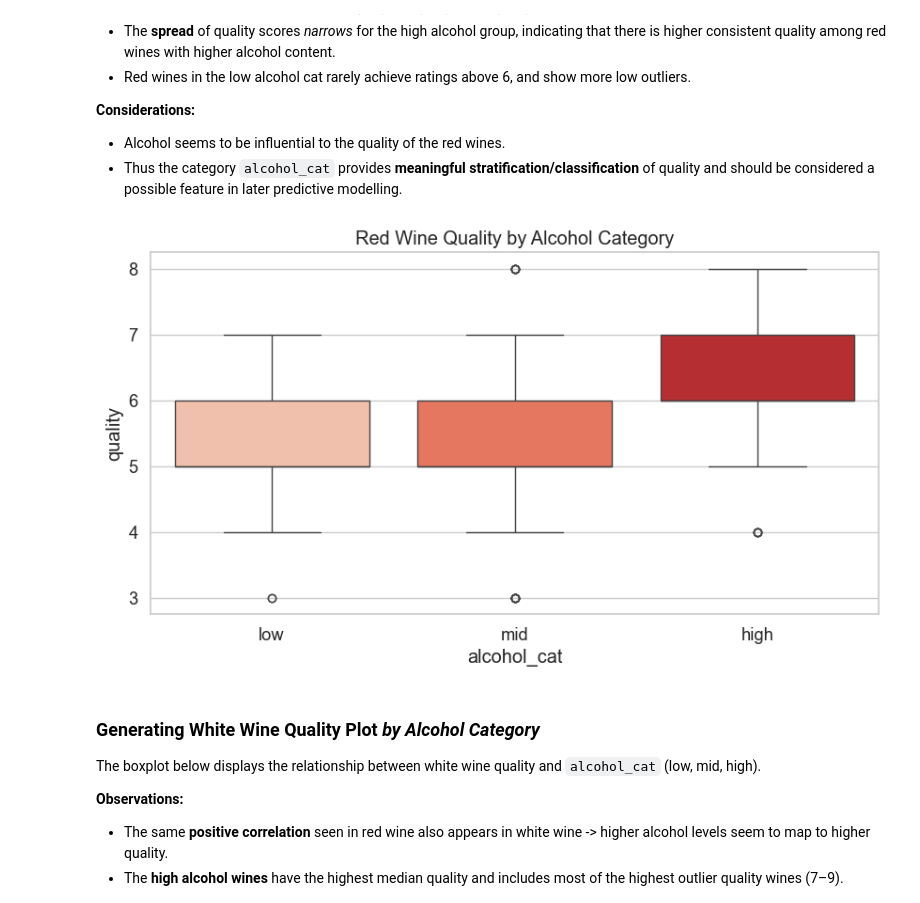
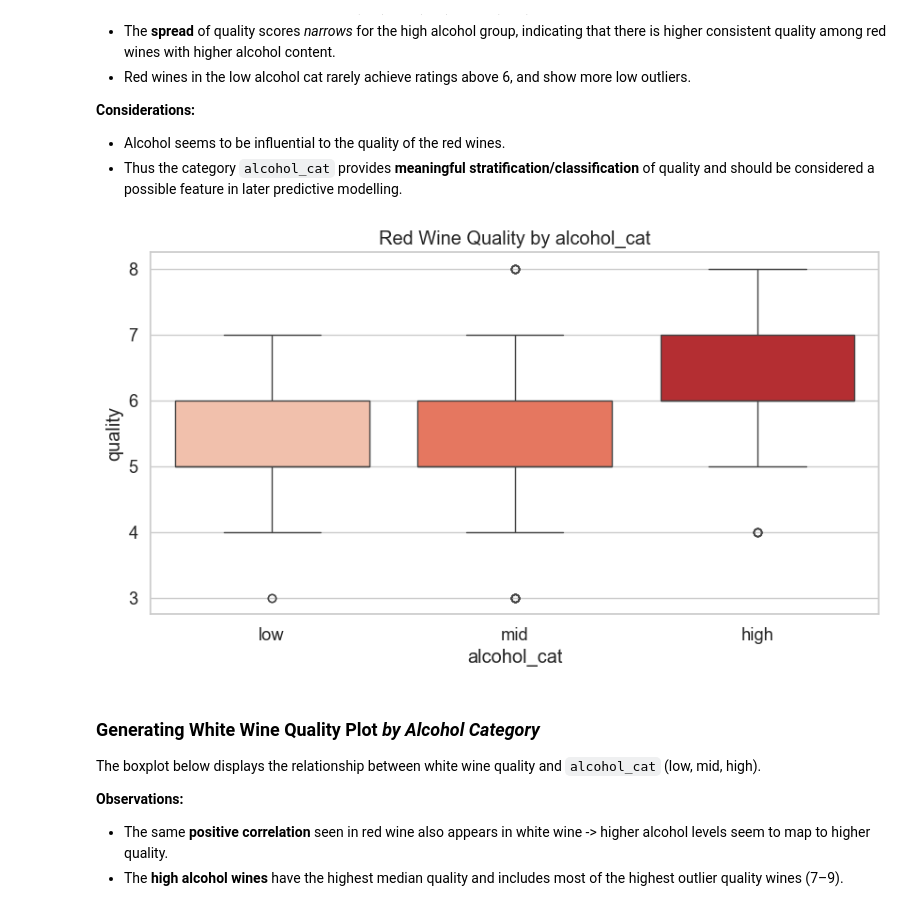
Before and after one commit to k1k12/2034_CW, a Jupyter notebook: notebooks/wine_analysis.ipynb, the cells around one changed output. Cells and saved outputs as stored; diff of their text form; code cells hidden in the pictures.

```diff
--- a/notebooks/wine_analysis.ipynb
+++ b/notebooks/wine_analysis.ipynb
@@ -147,24 +147,24 @@ The boxplot below displays the relationship between red wine quality and `alcoho
 # %%
 # Apply to both datasets
 wine_red = add_alcohol_category(wine_red)
 wine_white = add_alcohol_category(wine_white)
 
 # Red wine
 plt.figure(figsize=(10, 5))
 sns.boxplot(
     data=wine_red,
     x="alcohol_cat",
     y="quality",
     palette="Reds",
     hue="alcohol_cat",
     order=["low", "mid", "high"],
     hue_order=["low", "mid", "high"]
 )
-plt.title("Red Wine Quality by Alcohol Category")
+plt.title("Red Wine Quality by alcohol_cat")
 plt.savefig("../figures/red_quality_by_alcohol.png")
 plt.show()
 # %% [output]
-[figure, old version]
+[figure, new version]
 # %% [markdown]
 ### Generating White Wine Quality Plot *by Alcohol Category*
 
```
Also changed, not shown: parts of 34 cells of this notebook.
